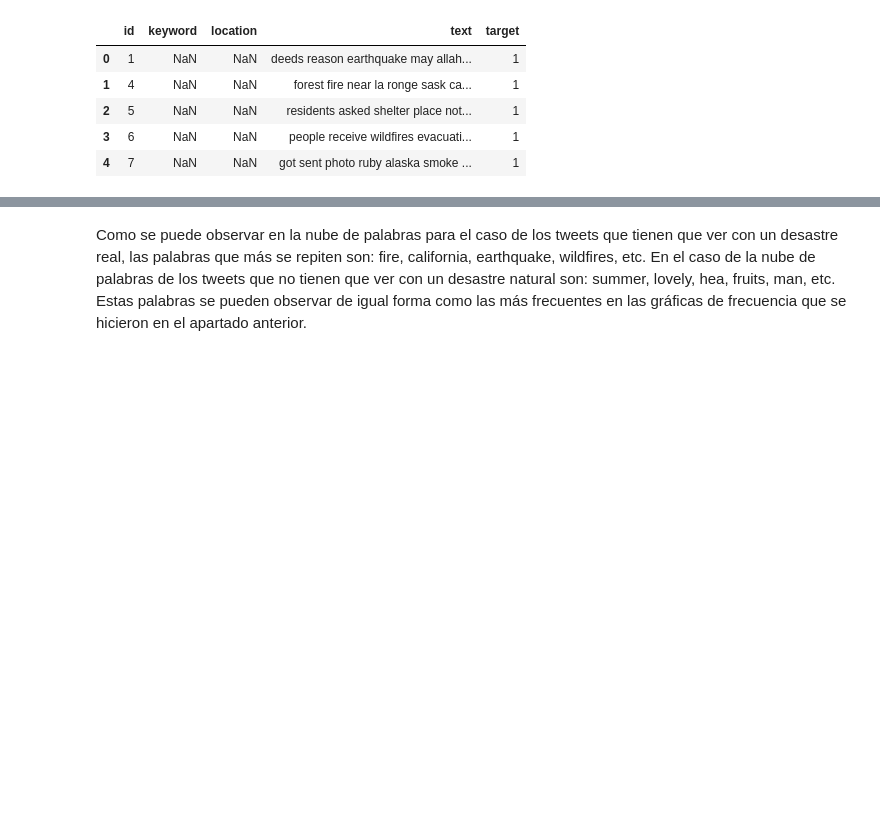
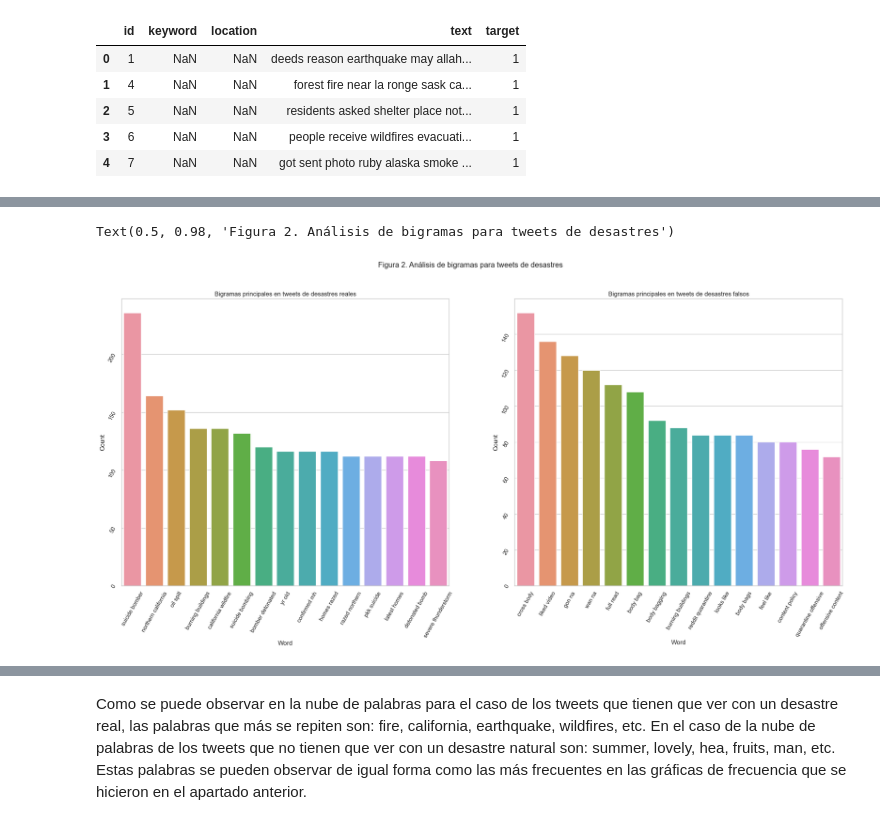
Before and after one commit to El-Mendez/data-science-lab5, a Jupyter notebook: notebook.ipynb, the cells around one changed output, grey strips where cells are left out. Saved outputs shown, nothing was run; the diff lists cells and outputs as text; code cells hidden in the pictures; blank space fills up the shorter version.

```diff
--- a/notebook.ipynb
+++ b/notebook.ipynb
@@ -236,0 +189,13 @@ df_unifake.head(3)
+# %%
+# Bigramas principales
+fig, ax = plt.subplots(ncols=2)
+sns.barplot(x=dfs[2].Word.head(15), y=dfs[2].Count.head(15), ax=ax[0])
+ax[0].tick_params(labelrotation=60)
+sns.barplot(x=dfs[3].Word.head(15), y=dfs[3].Count.head(15), ax=ax[1])
+ax[1].tick_params(labelrotation=60)
+ax[0].set_title('Bigramas principales en tweets de desastres reales')
+ax[1].set_title('Bigramas principales en tweets de desastres falsos')
+fig.suptitle('Figura 2. Análisis de bigramas para tweets de desastres')
+# %% [output]
+Text(0.5, 0.98, 'Figura 2. Análisis de bigramas para tweets de desastres')
+[figure, added]
```
Also changed, not shown: parts of 75 cells of this notebook, 2 other files.
